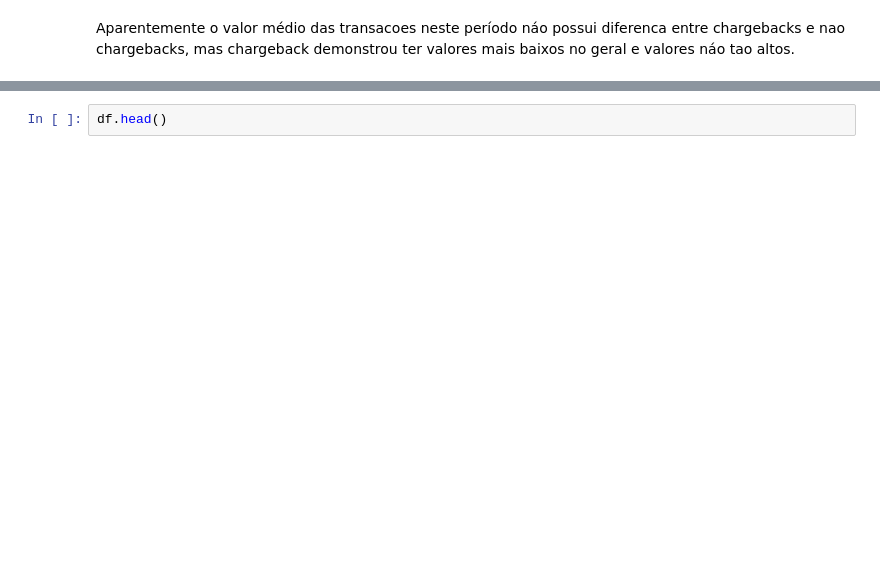
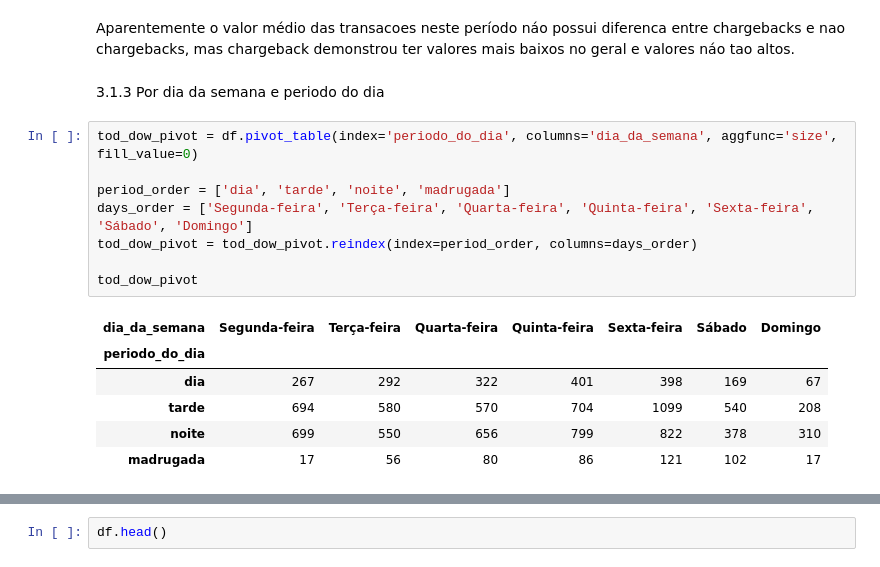
Before and after one commit to leticiacamposv/missao-data-science-stoneco, a Jupyter notebook: notebooks/2.0-lcv-exploratory-data-analysis.ipynb, the cells around one changed output, grey strips where cells are left out. Saved outputs shown, nothing was run; the diff lists cells and outputs as text; blank space fills up the shorter version.

```diff
--- a/notebooks/2.0-lcv-exploratory-data-analysis.ipynb
+++ b/notebooks/2.0-lcv-exploratory-data-analysis.ipynb
@@ -86,2 +266,19 @@ boxplot_compare(df, 'CBK', 'Valor', fig_size=(15,9))
 # %% [markdown]
 Aparentemente o valor médio das transacoes neste período náo possui diferenca entre chargebacks e nao chargebacks, mas chargeback demonstrou ter valores mais baixos no geral e valores náo tao altos.
+# %% [markdown]
+3.1.3 Por dia da semana e periodo do dia
+# %%
+tod_dow_pivot = df.pivot_table(index='periodo_do_dia', columns='dia_da_semana', aggfunc='size', fill_value=0)
+
+period_order = ['dia', 'tarde', 'noite', 'madrugada']
+days_order = ['Segunda-feira', 'Terça-feira', 'Quarta-feira', 'Quinta-feira', 'Sexta-feira', 'Sábado', 'Domingo']
+tod_dow_pivot = tod_dow_pivot.reindex(index=period_order, columns=days_order)
+
+tod_dow_pivot
+# %% [output]
+| dia_da_semana | Segunda-feira | Terça-feira | Quarta-feira | Quinta-feira | Sexta-feira | Sábado | Domingo |
+| periodo_do_dia |  |  |  |  |  |  |  |
+| dia | 267 | 292 | 322 | 401 | 398 | 169 | 67 |
+| tarde | 694 | 580 | 570 | 704 | 1099 | 540 | 208 |
+| noite | 699 | 550 | 656 | 799 | 822 | 378 | 310 |
+| madrugada | 17 | 56 | 80 | 86 | 121 | 102 | 17 |
```
Also changed, not shown: parts of 24 cells of this notebook.
